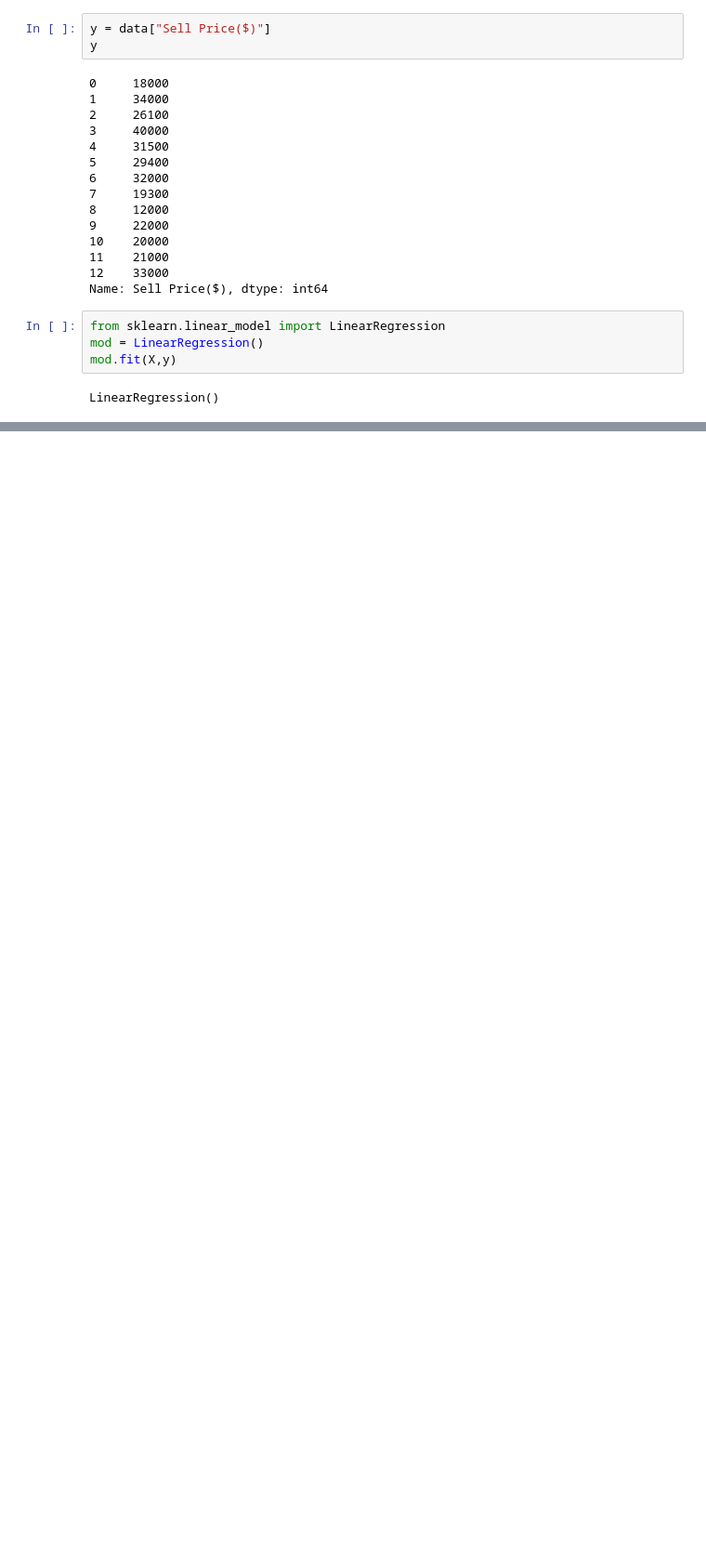
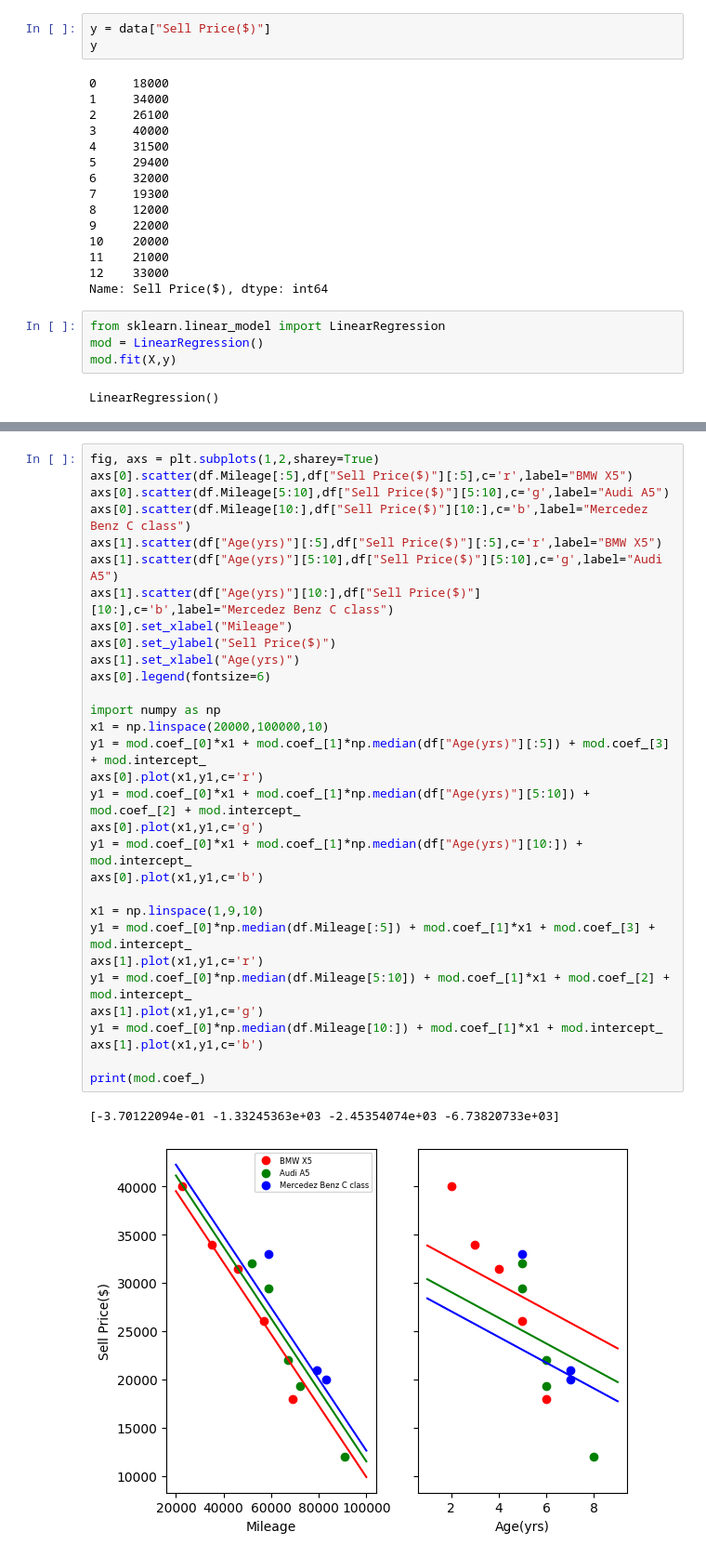
Before and after one commit to samucrespi/ML_basics, a Jupyter notebook: Lesson_05/exercise.ipynb, the cells around one changed output, grey strips where cells are left out. Shown at 93% size. Cells and saved outputs as stored; diff of their text form; blank space fills up the shorter version.

```diff
--- a/Lesson_05/exercise.ipynb
+++ b/Lesson_05/exercise.ipynb
@@ -98,2 +116,36 @@ Prediction 2: [15365.40972059]
 
 Model score: 94.2%
+# %%
+fig, axs = plt.subplots(1,2,sharey=True)
+axs[0].scatter(df.Mileage[:5],df["Sell Price($)"][:5],c='r',label="BMW X5")
+axs[0].scatter(df.Mileage[5:10],df["Sell Price($)"][5:10],c='g',label="Audi A5")
+axs[0].scatter(df.Mileage[10:],df["Sell Price($)"][10:],c='b',label="Mercedez Benz C class")
+axs[1].scatter(df["Age(yrs)"][:5],df["Sell Price($)"][:5],c='r',label="BMW X5")
+axs[1].scatter(df["Age(yrs)"][5:10],df["Sell Price($)"][5:10],c='g',label="Audi A5")
+axs[1].scatter(df["Age(yrs)"][10:],df["Sell Price($)"][10:],c='b',label="Mercedez Benz C class")
+axs[0].set_xlabel("Mileage")
+axs[0].set_ylabel("Sell Price($)")
+axs[1].set_xlabel("Age(yrs)")
+axs[0].legend(fontsize=6)
+
+import numpy as np
+x1 = np.linspace(20000,100000,10)
+y1 = mod.coef_[0]*x1 + mod.coef_[1]*np.median(df["Age(yrs)"][:5]) + mod.coef_[3] + mod.intercept_
+axs[0].plot(x1,y1,c='r')
+y1 = mod.coef_[0]*x1 + mod.coef_[1]*np.median(df["Age(yrs)"][5:10]) + mod.coef_[2] + mod.intercept_
+axs[0].plot(x1,y1,c='g')
+y1 = mod.coef_[0]*x1 + mod.coef_[1]*np.median(df["Age(yrs)"][10:]) + mod.intercept_
+axs[0].plot(x1,y1,c='b')
+
+x1 = np.linspace(1,9,10)
+y1 = mod.coef_[0]*np.median(df.Mileage[:5]) + mod.coef_[1]*x1 + mod.coef_[3] + mod.intercept_
+axs[1].plot(x1,y1,c='r')
+y1 = mod.coef_[0]*np.median(df.Mileage[5:10]) + mod.coef_[1]*x1 + mod.coef_[2] + mod.intercept_
+axs[1].plot(x1,y1,c='g')
+y1 = mod.coef_[0]*np.median(df.Mileage[10:]) + mod.coef_[1]*x1 + mod.intercept_
+axs[1].plot(x1,y1,c='b')
+
+print(mod.coef_)
+# %% [output]
+[-3.70122094e-01 -1.33245363e+03 -2.45354074e+03 -6.73820733e+03]
+[figure, added]
```
Also changed, not shown: parts of 2 cells of this notebook, 2 other files.
